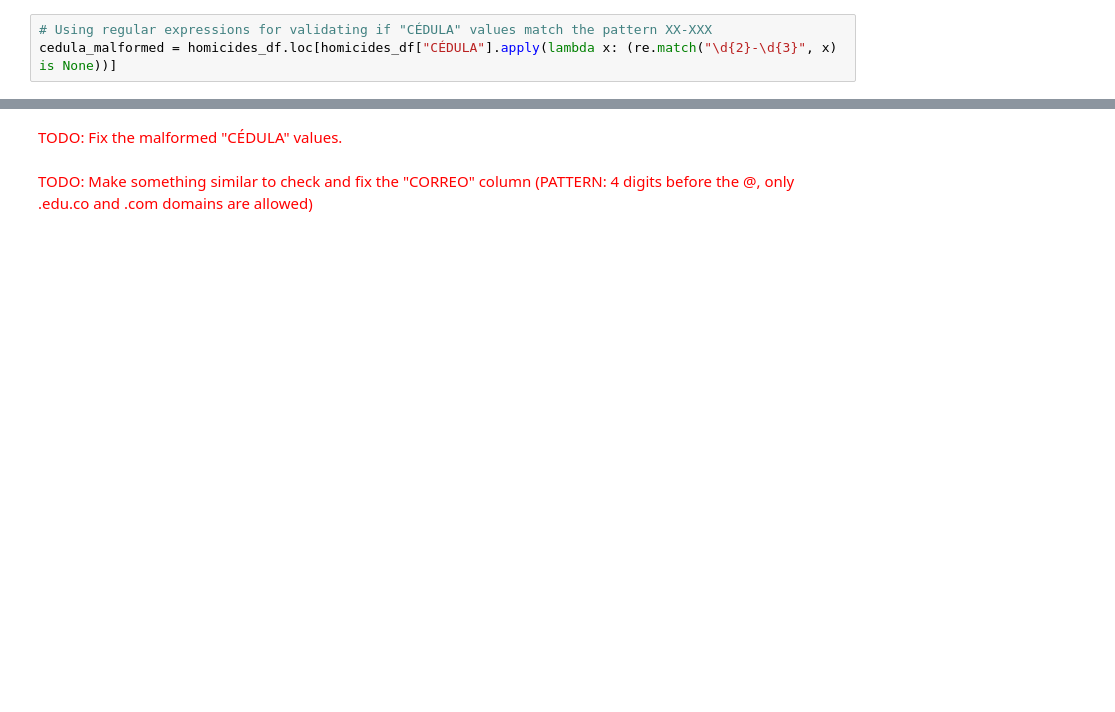
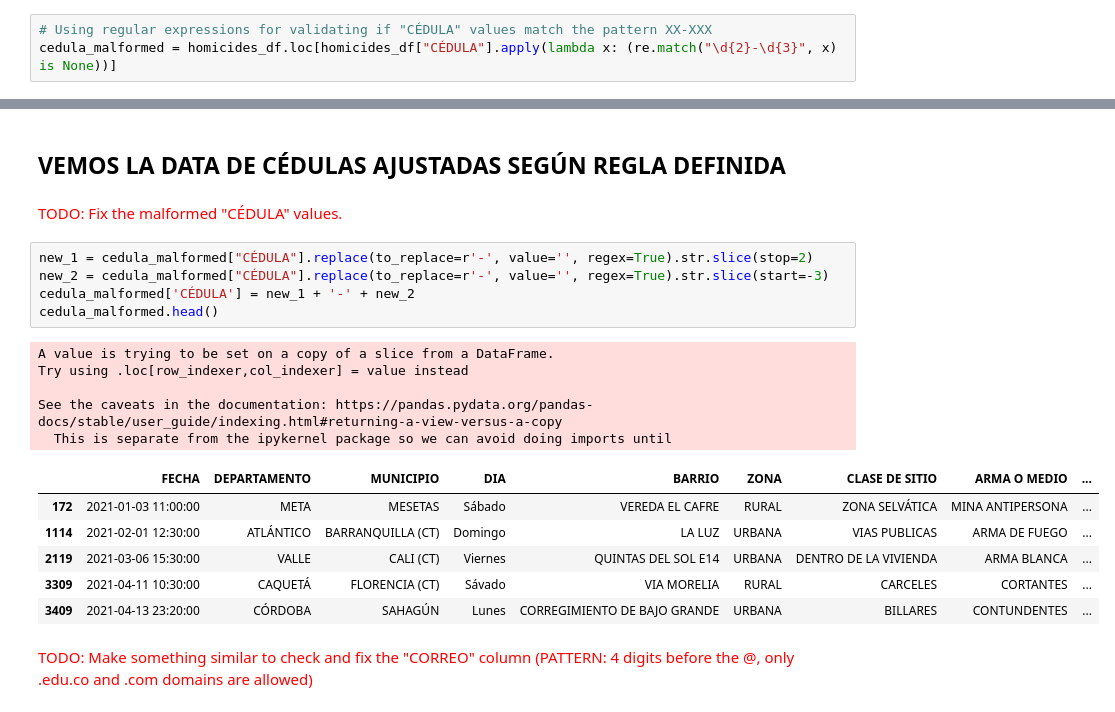
Before and after one commit to lmencisoe/CDA, a Jupyter notebook: Bono/Bono_Lm_enciso.ipynb, the cells around one changed output, grey strips where cells are left out. Cells and saved outputs as stored; diff of their text form; blank space fills up the shorter version.

```diff
--- a/Bono/Bono_Lm_enciso.ipynb
+++ b/Bono/Bono_Lm_enciso.ipynb
@@ -126,4 +252,23 @@ cedula_malformed.head(6)
+# %% [markdown]
+## **VEMOS LA DATA DE CÉDULAS AJUSTADAS SEGÚN REGLA DEFINIDA**
 # %% [markdown]
 <span style="color:red">TODO: Fix the malformed "CÉDULA" values.</span>
+# %%
+new_1 = cedula_malformed["CÉDULA"].replace(to_replace=r'-', value='', regex=True).str.slice(stop=2)
+new_2 = cedula_malformed["CÉDULA"].replace(to_replace=r'-', value='', regex=True).str.slice(start=-3)
+cedula_malformed['CÉDULA'] = new_1 + '-' + new_2
+cedula_malformed.head()
+# %% [output]
+A value is trying to be set on a copy of a slice from a DataFrame.
+Try using .loc[row_indexer,col_indexer] = value instead
+
+See the caveats in the documentation: https://pandas.pydata.org/pandas-docs/stable/user_guide/indexing.html#returning-a-view-versus-a-copy
+  This is separate from the ipykernel package so we can avoid doing imports until
+|  | FECHA | DEPARTAMENTO | MUNICIPIO | DIA | BARRIO | ZONA | CLASE DE SITIO | ARMA O MEDIO | ... |
+| 172 | 2021-01-03 11:00:00 | META | MESETAS | Sábado | VEREDA EL CAFRE | RURAL | ZONA SELVÁTICA | MINA ANTIPERSONA | ... |
+| 1114 | 2021-02-01 12:30:00 | ATLÁNTICO | BARRANQUILLA (CT) | Domingo | LA LUZ | URBANA | VIAS PUBLICAS | ARMA DE FUEGO | ... |
+| 2119 | 2021-03-06 15:30:00 | VALLE | CALI (CT) | Viernes | QUINTAS DEL SOL E14 | URBANA | DENTRO DE LA VIVIENDA | ARMA BLANCA | ... |
+| 3309 | 2021-04-11 10:30:00 | CAQUETÁ | FLORENCIA (CT) | Sávado | VIA MORELIA | RURAL | CARCELES | CORTANTES | ... |
+| 3409 | 2021-04-13 23:20:00 | CÓRDOBA | SAHAGÚN | Lunes | CORREGIMIENTO DE BAJO GRANDE | URBANA | BILLARES | CONTUNDENTES | ... |
 # %% [markdown]
 <span style="color:red">TODO: Make something similar to check and fix the "CORREO" column (PATTERN: 4 digits before the @, only .edu.co and .com domains are allowed)</span>
```
Also changed, not shown: parts of 41 cells of this notebook.
